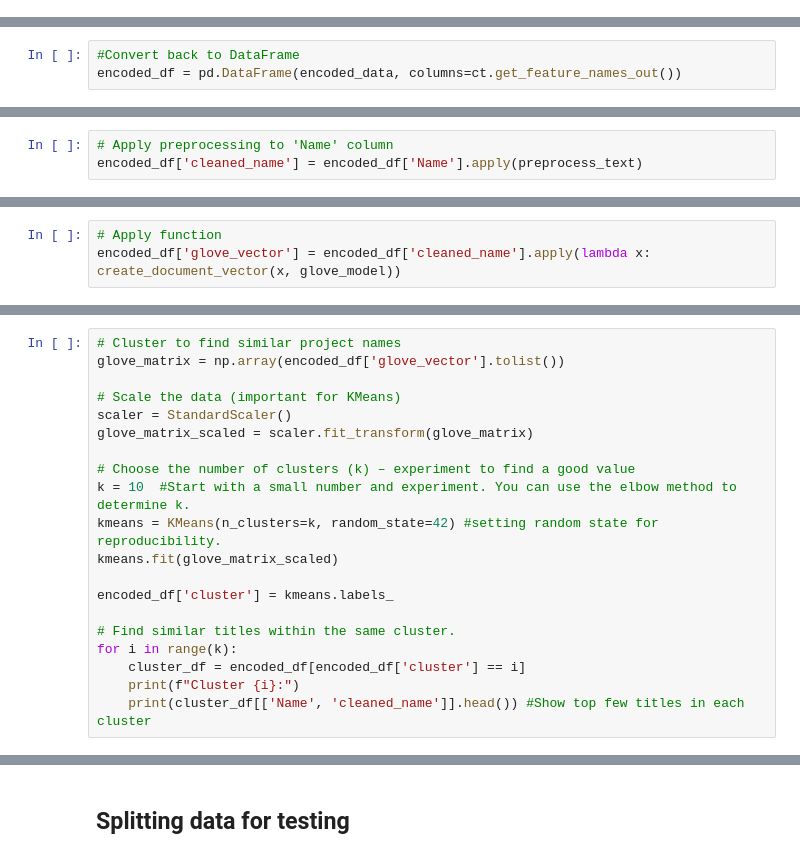
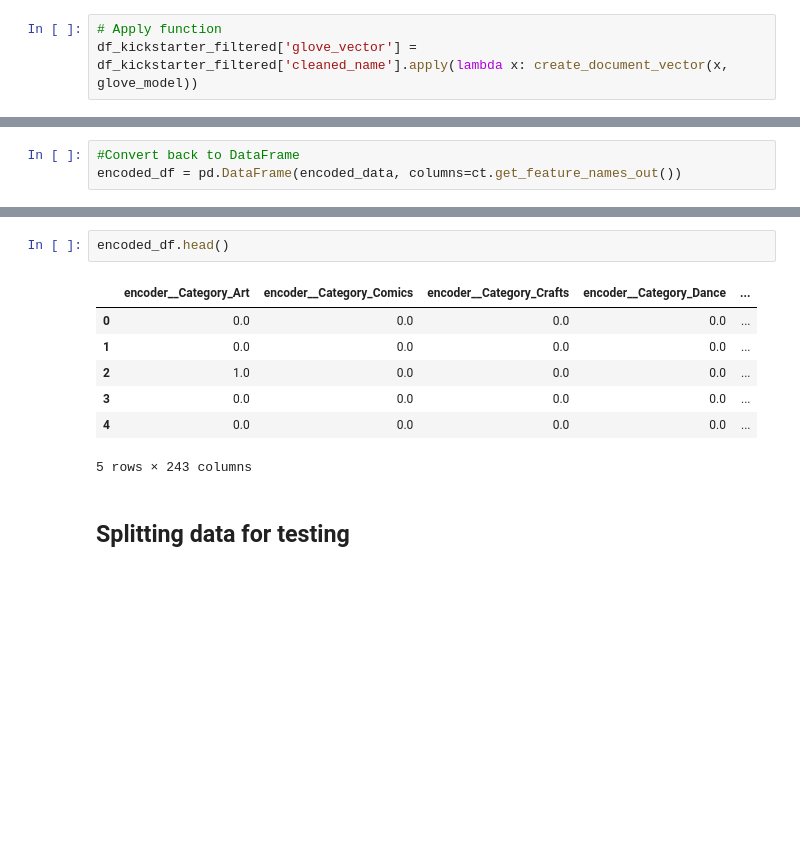
Before and after one commit to neuroth-v/ML_GroupProject, a Jupyter notebook: EDA-and-modeling.ipynb, the cells around one changed output, grey strips where cells are left out. Drawn from its saved outputs; the diff is of its cells as text; blank space fills up the shorter version.

Commit message:
addedTextFeature

```diff
--- a/EDA-and-modeling.ipynb
+++ b/EDA-and-modeling.ipynb
@@ -314,0 +406,3 @@ print(df_kickstarter_filtered[['Goal', 'Pledged', 'Backers', 'PercentageFunded',
+# %%
+# Apply function
+df_kickstarter_filtered['glove_vector'] = df_kickstarter_filtered['cleaned_name'].apply(lambda x: create_document_vector(x, glove_model))
@@ -370,3 +542,0 @@ def preprocess_text(text):
-# %%
-# Apply preprocessing to 'Name' column
-encoded_df['cleaned_name'] = encoded_df['Name'].apply(preprocess_text)
@@ -400,3 +542,0 @@ def create_document_vector(title, glove_model):
-# %%
-# Apply function
-encoded_df['glove_vector'] = encoded_df['cleaned_name'].apply(lambda x: create_document_vector(x, glove_model))
@@ -441,20 +542,0 @@ def calculate_cosine_similarity(title1, title2, glove_model):
-# %%
-# Cluster to find similar project names
-glove_matrix = np.array(encoded_df['glove_vector'].tolist())
-
-# Scale the data (important for KMeans)
-scaler = StandardScaler()
-glove_matrix_scaled = scaler.fit_transform(glove_matrix)
-
-# Choose the number of clusters (k) – experiment to find a good value
-k = 10  #Start with a small number and experiment. You can use the elbow method to determine k.
-kmeans = KMeans(n_clusters=k, random_state=42) #setting random state for reproducibility.
-kmeans.fit(glove_matrix_scaled)
-
-encoded_df['cluster'] = kmeans.labels_
-
-# Find similar titles within the same cluster.
-for i in range(k):
-    cluster_df = encoded_df[encoded_df['cluster'] == i]
-    print(f"Cluster {i}:")
-    print(cluster_df[['Name', 'cleaned_name']].head()) #Show top few titles in each cluster
@@ -508,3 +543,13 @@ Cosine similarity between 'logic guess pictur 2nd horror movi ' and 'kicey icela
+# %%
+encoded_df.head()
+# %% [output]
+|  | encoder__Category_Art | encoder__Category_Comics | encoder__Category_Crafts | encoder__Category_Dance | ... |
+| 0 | 0.0 | 0.0 | 0.0 | 0.0 | ... |
+| 1 | 0.0 | 0.0 | 0.0 | 0.0 | ... |
+| 2 | 1.0 | 0.0 | 0.0 | 0.0 | ... |
+| 3 | 0.0 | 0.0 | 0.0 | 0.0 | ... |
+| 4 | 0.0 | 0.0 | 0.0 | 0.0 | ... |
+5 rows × 243 columns
 # %% [markdown]
 ## Splitting data for testing
 # %% [markdown]
```
Also changed, not shown: parts of 34 cells of this notebook.
